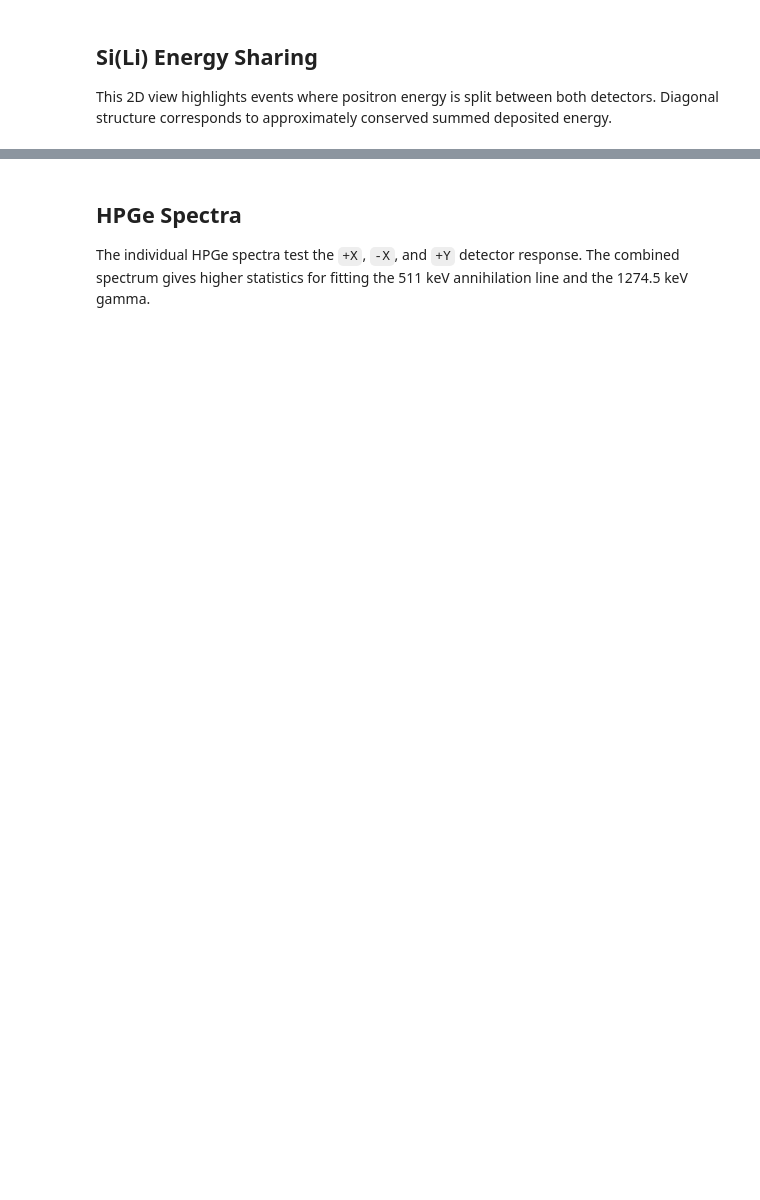
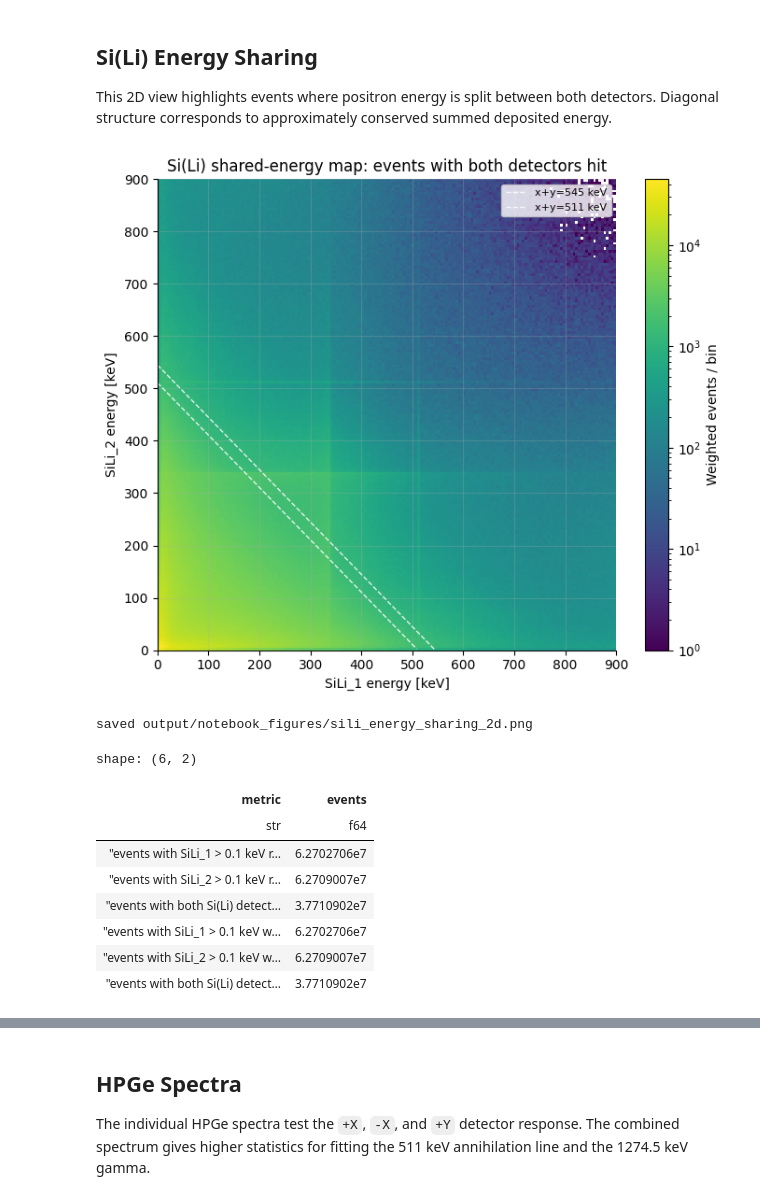
Before and after one commit to guyronhuji/DualSiLi22Na, a Jupyter notebook: analysis/notebooks/dual_sili_22na_spectrum_analysis.ipynb, the cells around one changed output, grey strips where cells are left out. Cells and saved outputs as stored; diff of their text form; code cells hidden in the pictures; blank space fills up the shorter version.

```diff
--- a/analysis/notebooks/dual_sili_22na_spectrum_analysis.ipynb
+++ b/analysis/notebooks/dual_sili_22na_spectrum_analysis.ipynb
@@ -380,32 +557,44 @@ h = ax.hist2d(
     sili1[split_mask],
     sili2[split_mask],
     bins=180,
     range=[[0, 900], [0, 900]],
     weights=weights_for_mask(split_mask),
     cmap="viridis",
     norm=LogNorm(),
     cmin=None if HAS_WEIGHTS else 1,
 )
 fig.colorbar(h[3], ax=ax, label=f"{COUNT_LABEL} / bin")
 
 x = np.linspace(0, 900, 300)
 for total, label in [(545.0, "x+y=545 keV"), (EXPECTED["annihilation_keV"], "x+y=511 keV")]:
     y = total - x
     visible = (y >= 0) & (y <= 900)
     ax.plot(x[visible], y[visible], color="white", linewidth=1.0, linestyle="--", alpha=0.85, label=label)
 
 ax.set_xlabel("SiLi_1 energy [keV]")
 ax.set_ylabel("SiLi_2 energy [keV]")
 ax.set_title("Si(Li) shared-energy map: events with both detectors hit")
 ax.legend(fontsize=8, loc="upper right")
 savefig(fig, "sili_energy_sharing_2d.png")
 
-split_counts = pd.Series({
+split_counts = metrics_frame({
     "events with SiLi_1 > 0.1 keV raw": int((sili1 > 0.1).sum()),
     "events with SiLi_2 > 0.1 keV raw": int((sili2 > 0.1).sum()),
     "events with both Si(Li) detectors > 0.1 keV raw": int(split_mask.sum()),
     "events with SiLi_1 > 0.1 keV weighted": weighted_count(sili1 > 0.1),
     "events with SiLi_2 > 0.1 keV weighted": weighted_count(sili2 > 0.1),
     "events with both Si(Li) detectors > 0.1 keV weighted": weighted_count(split_mask),
 })
-display(split_counts.to_frame("events"))
+display(split_counts.rename({"value": "events"}))
+# %% [output]
+[figure, added]
+saved output/notebook_figures/sili_energy_sharing_2d.png
+shape: (6, 2)
+| metric | events |
+| str | f64 |
+| "events with SiLi_1 > 0.1 keV r… | 6.2702706e7 |
+| "events with SiLi_2 > 0.1 keV r… | 6.2709007e7 |
+| "events with both Si(Li) detect… | 3.7710902e7 |
+| "events with SiLi_1 > 0.1 keV w… | 6.2702706e7 |
+| "events with SiLi_2 > 0.1 keV w… | 6.2709007e7 |
+| "events with both Si(Li) detect… | 3.7710902e7 |
```
Also changed, not shown: parts of 20 cells of this notebook, 20 other files.
